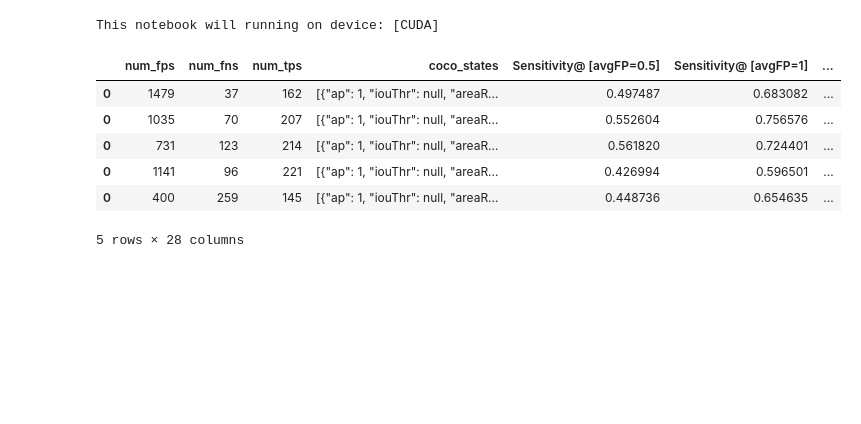
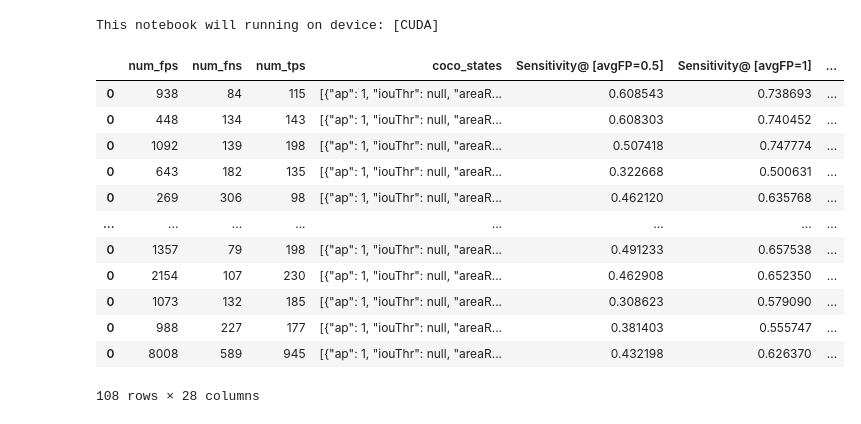
Before and after one commit to ChihchengHsieh/MIMIC-Eye-applications, a Jupyter notebook: [7.b] andre-eval.ipynb, the cells around one changed output. Saved outputs shown, nothing was run; the diff lists cells and outputs as text; code cells hidden in the pictures; blank space fills up the shorter version.

```diff
--- a/[7.b] andre-eval.ipynb
+++ b/[7.b] andre-eval.ipynb
@@ -54,23 +55,23 @@ class TrainedModels(Enum):
 # %%
 naming_map = {
-    # TrainedModels.mobilenet_baseline: "mobilenet_baseline",
-    # TrainedModels.mobilenet_with_fix: "mobilenet_with_fix",
-    # TrainedModels.resnet18_baseline: "resnet18_baseline",
-    # TrainedModels.resnet18_with_fix: "resnet18_with_fix",
-    # TrainedModels.densenet161_baseline: "densenet161_baseline",
-    # TrainedModels.densenet161_with_fix: "densenet161_with_fix",
-    # TrainedModels.efficientnet_b5_baseline: "efficientnet_b5_baseline",
-    # TrainedModels.efficientnet_b5_with_fix: "efficientnet_b5_with_fix",
-    # TrainedModels.efficientnet_b0_baseline: "efficientnet_b0_baseline",
-    # TrainedModels.efficientnet_b0_with_fix: "efficientnet_b0_with_fix",
+    TrainedModels.mobilenet_baseline: "mobilenet_baseline",
+    TrainedModels.mobilenet_with_fix: "mobilenet_with_fix",
+    TrainedModels.resnet18_baseline: "resnet18_baseline",
+    TrainedModels.resnet18_with_fix: "resnet18_with_fix",
+    TrainedModels.densenet161_baseline: "densenet161_baseline",
+    TrainedModels.densenet161_with_fix: "densenet161_with_fix",
+    TrainedModels.efficientnet_b5_baseline: "efficientnet_b5_baseline",
+    TrainedModels.efficientnet_b5_with_fix: "efficientnet_b5_with_fix",
+    TrainedModels.efficientnet_b0_baseline: "efficientnet_b0_baseline",
+    TrainedModels.efficientnet_b0_with_fix: "efficientnet_b0_with_fix",
     TrainedModels.convnext_base_with_fix: "convnext_base_with_fix",
     TrainedModels.convnext_base_baseline: "convnext_base_baseline",
     TrainedModels.convnext_base_with_fix_silent: "convnext_base_with_fix_silent",
     TrainedModels.convnext_base_with_fix_full:"convnext_base_with_fix_full",
-    # TrainedModels.vgg16_with_fix: "vgg16_with_fix",
-    # TrainedModels.vgg16_baseline: "vgg16_baseline",
-    # TrainedModels.regnet_y_8gf_with_fix: "regnet_y_8gf_with_fix",
-    # TrainedModels.regnet_y_8gf_baseline: "regnet_y_8gf_baseline",
+    TrainedModels.vgg16_with_fix: "vgg16_with_fix",
+    TrainedModels.vgg16_baseline: "vgg16_baseline",
+    TrainedModels.regnet_y_8gf_with_fix: "regnet_y_8gf_with_fix",
+    TrainedModels.regnet_y_8gf_baseline: "regnet_y_8gf_baseline",
 }
 # %%
 score_thrs="0.05"
@@ -98,15 +99,21 @@ for select_model in TrainedModels:
 # %%
 eval_df = pd.DataFrame(eval_ss)
 # %%
-eval_df.head(5)
+eval_df
 # %% [output]
 |  | num_fps | num_fns | num_tps | coco_states | Sensitivity@ [avgFP=0.5] | Sensitivity@ [avgFP=1] | ... |
-| 0 | 1479 | 37 | 162 | [{"ap": 1, "iouThr": null, "areaR... | 0.497487 | 0.683082 | ... |
-| 0 | 1035 | 70 | 207 | [{"ap": 1, "iouThr": null, "areaR... | 0.552604 | 0.756576 | ... |
-| 0 | 731 | 123 | 214 | [{"ap": 1, "iouThr": null, "areaR... | 0.561820 | 0.724401 | ... |
-| 0 | 1141 | 96 | 221 | [{"ap": 1, "iouThr": null, "areaR... | 0.426994 | 0.596501 | ... |
-| 0 | 400 | 259 | 145 | [{"ap": 1, "iouThr": null, "areaR... | 0.448736 | 0.654635 | ... |
+| 0 | 938 | 84 | 115 | [{"ap": 1, "iouThr": null, "areaR... | 0.608543 | 0.738693 | ... |
+| 0 | 448 | 134 | 143 | [{"ap": 1, "iouThr": null, "areaR... | 0.608303 | 0.740452 | ... |
+| 0 | 1092 | 139 | 198 | [{"ap": 1, "iouThr": null, "areaR... | 0.507418 | 0.747774 | ... |
+| 0 | 643 | 182 | 135 | [{"ap": 1, "iouThr": null, "areaR... | 0.322668 | 0.500631 | ... |
+| 0 | 269 | 306 | 98 | [{"ap": 1, "iouThr": null, "areaR... | 0.462120 | 0.635768 | ... |
+| ... | ... | ... | ... | ... | ... | ... | ... |
+| 0 | 1357 | 79 | 198 | [{"ap": 1, "iouThr": null, "areaR... | 0.491233 | 0.657538 | ... |
+| 0 | 2154 | 107 | 230 | [{"ap": 1, "iouThr": null, "areaR... | 0.462908 | 0.652350 | ... |
+| 0 | 1073 | 132 | 185 | [{"ap": 1, "iouThr": null, "areaR... | 0.308623 | 0.579090 | ... |
+| 0 | 988 | 227 | 177 | [{"ap": 1, "iouThr": null, "areaR... | 0.381403 | 0.555747 | ... |
+| 0 | 8008 | 589 | 945 | [{"ap": 1, "iouThr": null, "areaR... | 0.432198 | 0.626370 | ... |
-5 rows × 28 columns
+108 rows × 28 columns
 # %%
 eval_df = eval_df[[
     "model",
```
Also changed, not shown: parts of 4 cells of this notebook, 26 other files.
